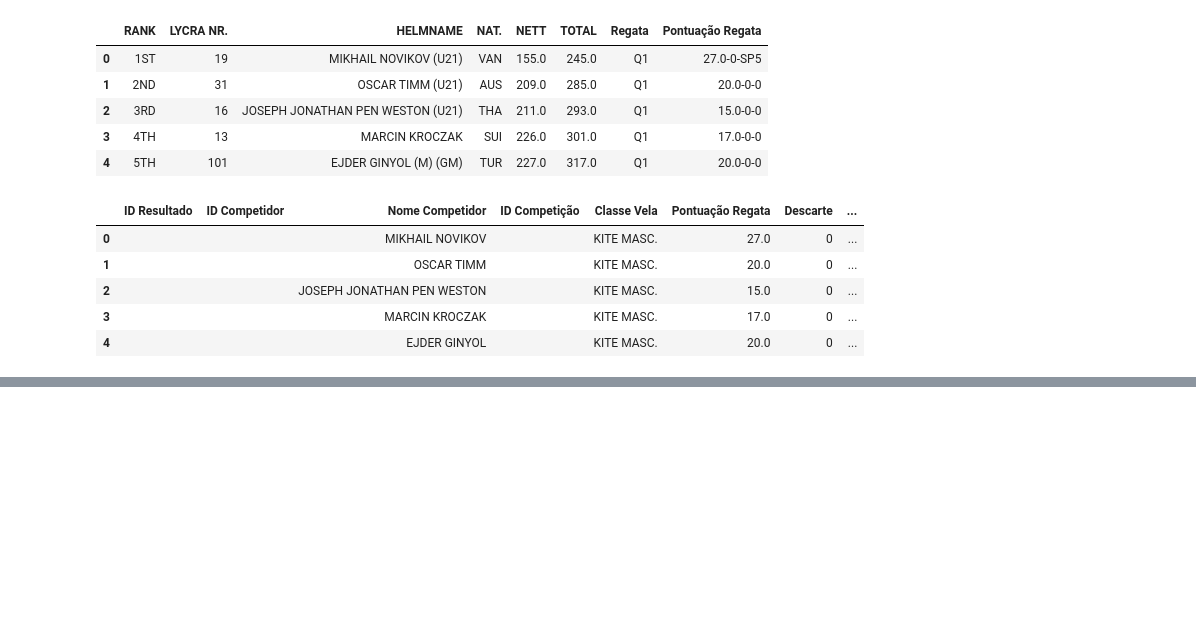
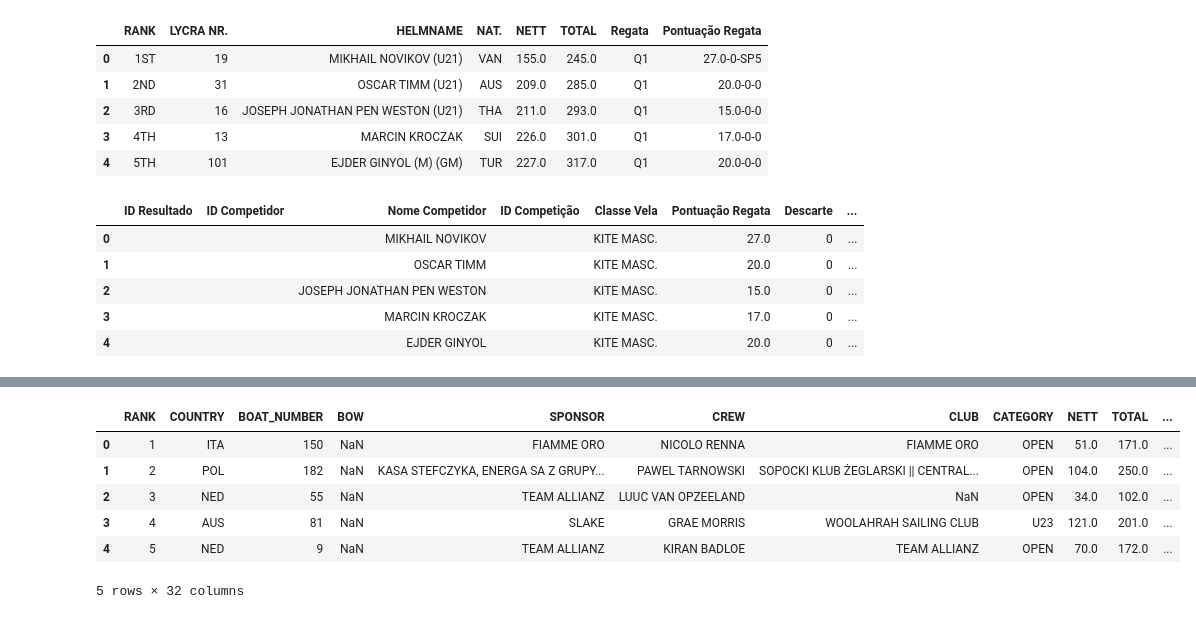
Before and after one commit to Gab-Mel/sailing-rankings-2024.1, a Jupyter notebook: scraping_2024/output/sillas.ipynb, the cells around one changed output, grey strips where cells are left out. Drawn from its saved outputs; the diff is of its cells as text; code cells hidden in the pictures; blank space fills up the shorter version.

```diff
--- a/scraping_2024/output/sillas.ipynb
+++ b/scraping_2024/output/sillas.ipynb
@@ -271,0 +338,12 @@ df2.to_csv("./kite_wc_men_over_bronze.csv", index=False)
+# %%
+df2 = pd.read_csv('../iqfoil_wc_men.csv')
+df2 = df2[df2.columns[4:]]
+df2.head()
+# %% [output]
+|  | RANK | COUNTRY | BOAT_NUMBER | BOW | SPONSOR | CREW | CLUB | CATEGORY | NETT | TOTAL | ... |
+| 0 | 1 | ITA | 150 | NaN | FIAMME ORO | NICOLO RENNA | FIAMME ORO | OPEN | 51.0 | 171.0 | ... |
+| 1 | 2 | POL | 182 | NaN | KASA STEFCZYKA, ENERGA SA Z GRUPY... | PAWEL TARNOWSKI | SOPOCKI KLUB ŻEGLARSKI || CENTRAL... | OPEN | 104.0 | 250.0 | ... |
+| 2 | 3 | NED | 55 | NaN | TEAM ALLIANZ | LUUC VAN OPZEELAND | NaN | OPEN | 34.0 | 102.0 | ... |
+| 3 | 4 | AUS | 81 | NaN | SLAKE | GRAE MORRIS | WOOLAHRAH SAILING CLUB | U23 | 121.0 | 201.0 | ... |
+| 4 | 5 | NED | 9 | NaN | TEAM ALLIANZ | KIRAN BADLOE | TEAM ALLIANZ | OPEN | 70.0 | 172.0 | ... |
+5 rows × 32 columns
```
Also changed, not shown: parts of 8 cells of this notebook, 2 other files.
